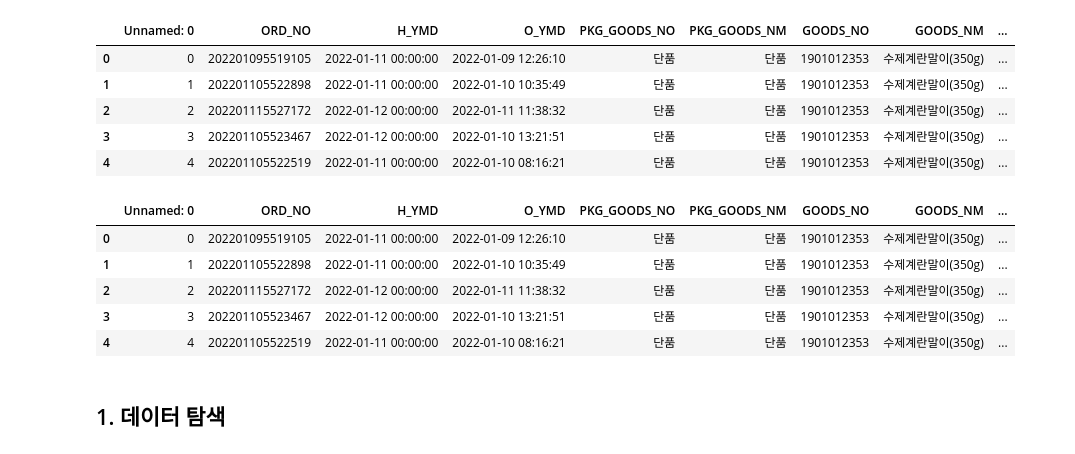
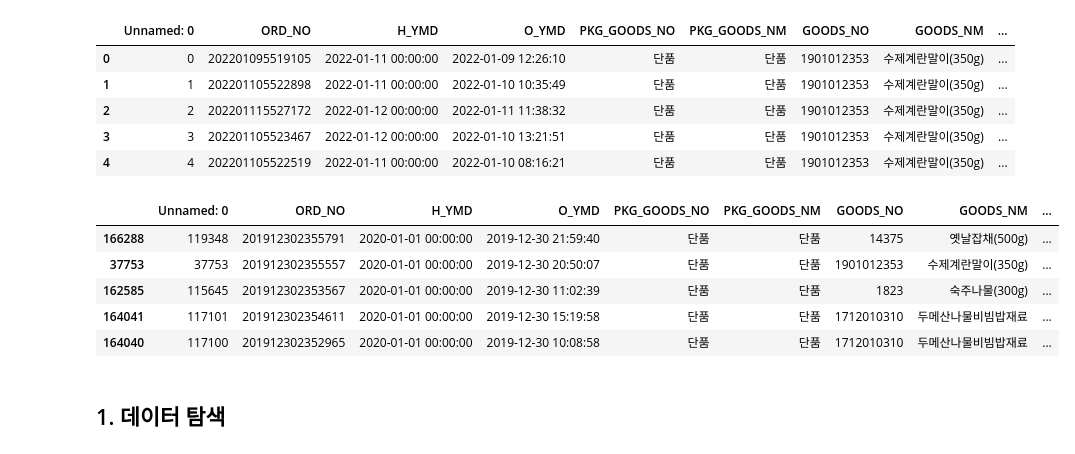
Before and after one commit to olsunghyun0416/Dongwon_Project, a Jupyter notebook: 더반찬_주문량예측.ipynb, the cells around one changed output. Saved outputs shown, nothing was run; the diff lists cells and outputs as text; code cells hidden in the pictures.

```diff
--- a/더반찬_주문량예측.ipynb
+++ b/더반찬_주문량예측.ipynb
@@ -92,20 +92,20 @@ raw_data.head()
 # %%
 # 카피 데이터 생성
 copy_data = raw_data.copy()
 
 #copy_data['H_YMD'] = pd.to_datetime(copy_data['H_YMD'])
-#copy_data = copy_data.sort_values(by = 'H_YMD')
+copy_data = copy_data.sort_values(by = 'H_YMD')
 
 #copy_data.to_csv('C:\\Users\\user\\Desktop\\raw.csv', index=False, encoding='utf-8-sig')
 
 copy_data.head()
 # %% [output]
 |  | Unnamed: 0 | ORD_NO | H_YMD | O_YMD | PKG_GOODS_NO | PKG_GOODS_NM | GOODS_NO | GOODS_NM | ... |
-| 0 | 0 | 202201095519105 | 2022-01-11 00:00:00 | 2022-01-09 12:26:10 | 단품 | 단품 | 1901012353 | 수제계란말이(350g) | ... |
-| 1 | 1 | 202201105522898 | 2022-01-11 00:00:00 | 2022-01-10 10:35:49 | 단품 | 단품 | 1901012353 | 수제계란말이(350g) | ... |
-| 2 | 2 | 202201115527172 | 2022-01-12 00:00:00 | 2022-01-11 11:38:32 | 단품 | 단품 | 1901012353 | 수제계란말이(350g) | ... |
-| 3 | 3 | 202201105523467 | 2022-01-12 00:00:00 | 2022-01-10 13:21:51 | 단품 | 단품 | 1901012353 | 수제계란말이(350g) | ... |
-| 4 | 4 | 202201105522519 | 2022-01-11 00:00:00 | 2022-01-10 08:16:21 | 단품 | 단품 | 1901012353 | 수제계란말이(350g) | ... |
+| 166288 | 119348 | 201912302355791 | 2020-01-01 00:00:00 | 2019-12-30 21:59:40 | 단품 | 단품 | 14375 | 옛날잡채(500g) | ... |
+| 37753 | 37753 | 201912302355557 | 2020-01-01 00:00:00 | 2019-12-30 20:50:07 | 단품 | 단품 | 1901012353 | 수제계란말이(350g) | ... |
+| 162585 | 115645 | 201912302353567 | 2020-01-01 00:00:00 | 2019-12-30 11:02:39 | 단품 | 단품 | 1823 | 숙주나물(300g) | ... |
+| 164041 | 117101 | 201912302354611 | 2020-01-01 00:00:00 | 2019-12-30 15:19:58 | 단품 | 단품 | 1712010310 | 두메산나물비빔밥재료 | ... |
+| 164040 | 117100 | 201912302352965 | 2020-01-01 00:00:00 | 2019-12-30 10:08:58 | 단품 | 단품 | 1712010310 | 두메산나물비빔밥재료 | ... |
 # %% [markdown]
 ## 1. 데이터 탐색
 # %% [markdown]
```
Also changed, not shown: parts of 50 cells of this notebook, 1 other file.
